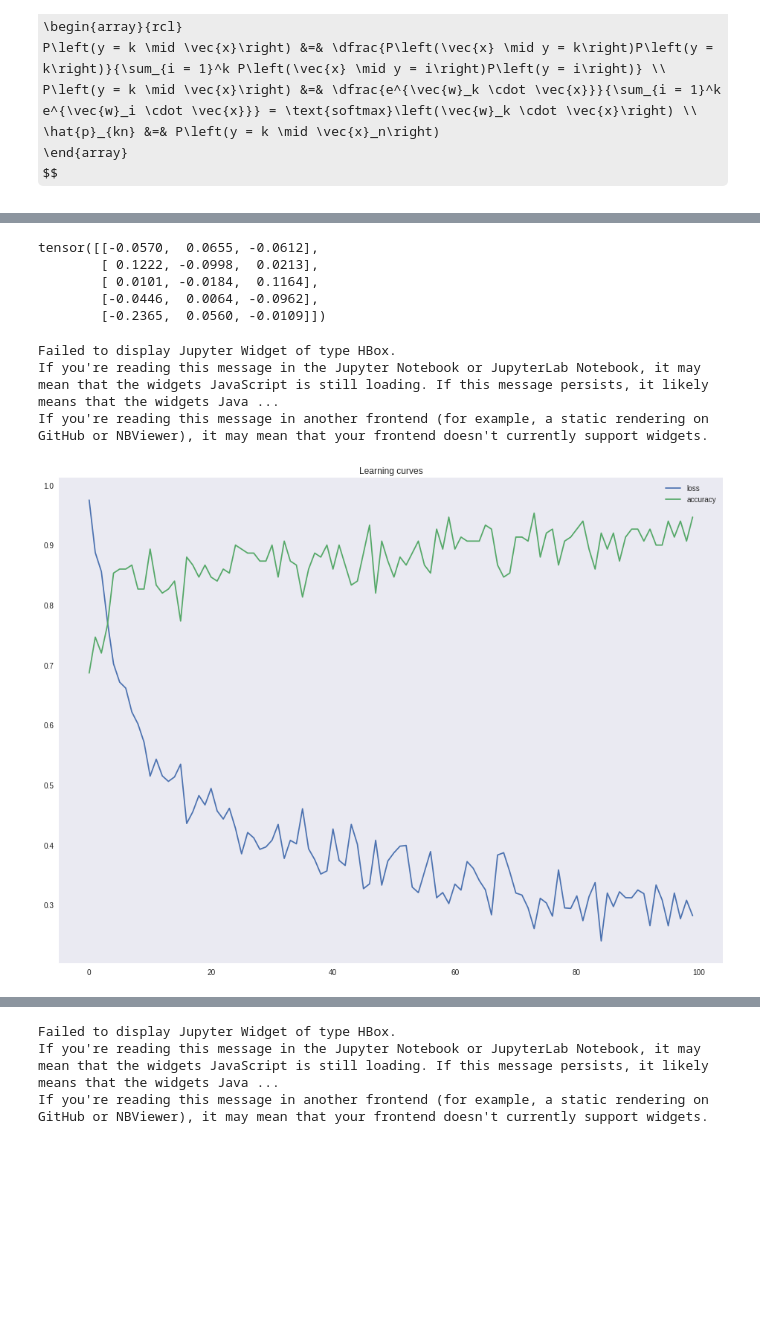
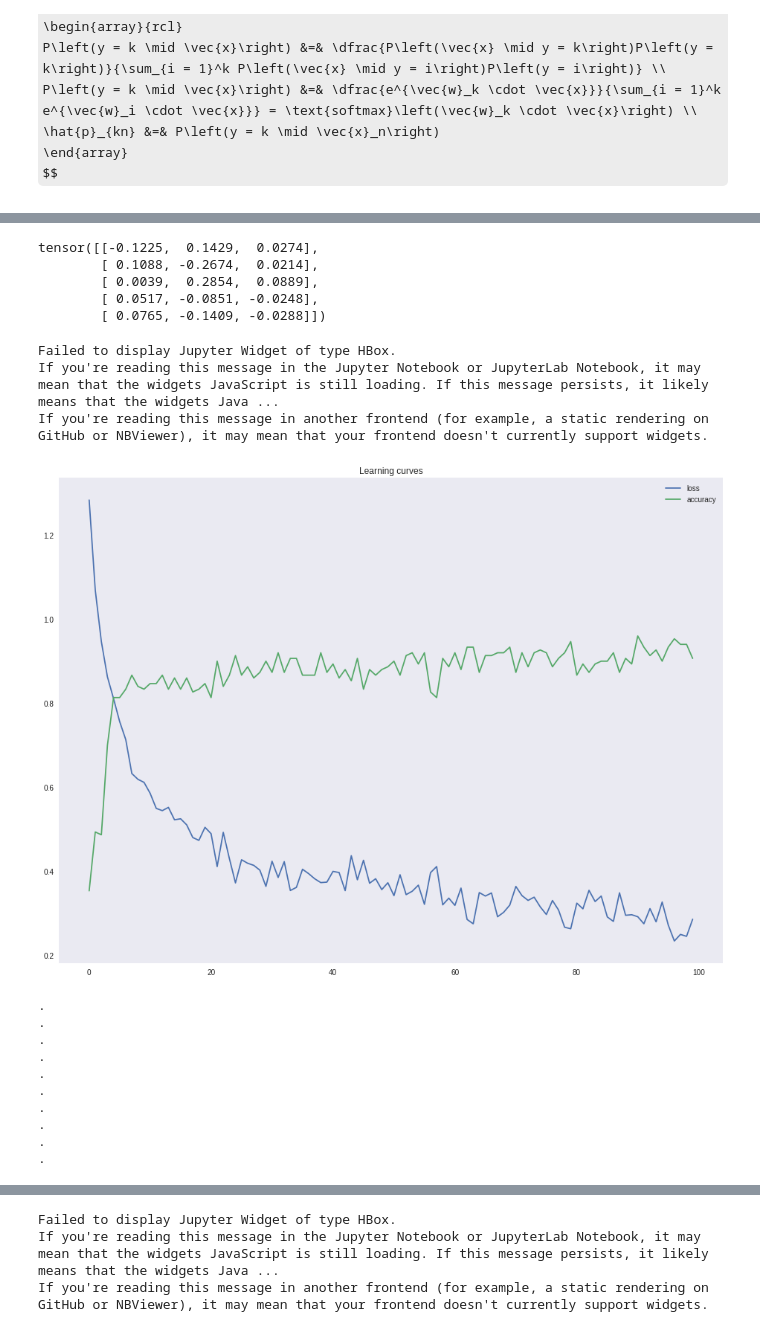
Before and after one commit to mephistopheies/dds, a Jupyter notebook: ibm_290618/pytorch_tutorial.ipynb, the cells around one changed output, grey strips where cells are left out. Saved outputs shown, nothing was run; the diff lists cells and outputs as text; code cells hidden in the pictures; some formulas as TeX source; blank space fills up the shorter version.

```diff
--- a/ibm_290618/pytorch_tutorial.ipynb
+++ b/ibm_290618/pytorch_tutorial.ipynb
@@ -531,4 +558,7 @@ print(x.is_cuda)
 True
 # %%
 !nvidia-smi
+
+for _ in range(15):
+    print('.')
 # %% [output]
@@ -575,4 +602,7 @@ print(torch.cuda.memory_allocated()/1024**2)
 0.8251953125
 # %%
 !nvidia-smi
+
+for _ in range(15):
+    print('.')
 # %% [output]
@@ -603,4 +630,7 @@ with torch.cuda.device(1):
     y = torch.FloatTensor(1500, 3, 224, 224).cuda()
 # %%
 !nvidia-smi
+
+for _ in range(15):
+    print('.')
 # %% [output]
@@ -682,7 +712,10 @@ $$\Large
 $$
 # %%
 # prepare data matrix
-X = torch.from_numpy(np.column_stack([np.ones(data.data.shape[0]), data.data])).float()
+X = torch.from_numpy(
+    np.column_stack([np.ones(data.data.shape[0]),
+                     data.data])
+).float()
 
 # prepare target variable
 y = data.target
@@ -694,11 +727,11 @@ W = Variable(
 
 print(W)
 # %% [output]
-tensor([[-0.0570,  0.0655, -0.0612],
-        [ 0.1222, -0.0998,  0.0213],
-        [ 0.0101, -0.0184,  0.1164],
-        [-0.0446,  0.0064, -0.0962],
-        [-0.2365,  0.0560, -0.0109]])
+tensor([[-0.1225,  0.1429,  0.0274],
+        [ 0.1088, -0.2674,  0.0214],
+        [ 0.0039,  0.2854,  0.0889],
+        [ 0.0517, -0.0851, -0.0248],
+        [ 0.0765, -0.1409, -0.0288]])
 # %%
 from tqdm import tqdm_notebook
 
@@ -751,12 +796,25 @@ If you're reading this message in another frontend (for example, a static render
 # %%
 # plot logs
 plt.plot(loss_glog, label='loss')
 plt.plot(acc_glob, label='accuracy')
 plt.legend()
 plt.title('Learning curves')
 plt.show()
+
+for _ in range(10):
+    print('.')
 # %% [output]
-[figure, old version]
+[figure, new version]
+.
+.
+.
+.
+.
+.
+.
+.
+.
+.
 # %% [markdown]
 # Logistic regression = NN with one linear layer + Softmax activation
 
```
Also changed, not shown: parts of 35 cells of this notebook, 8 other files.
